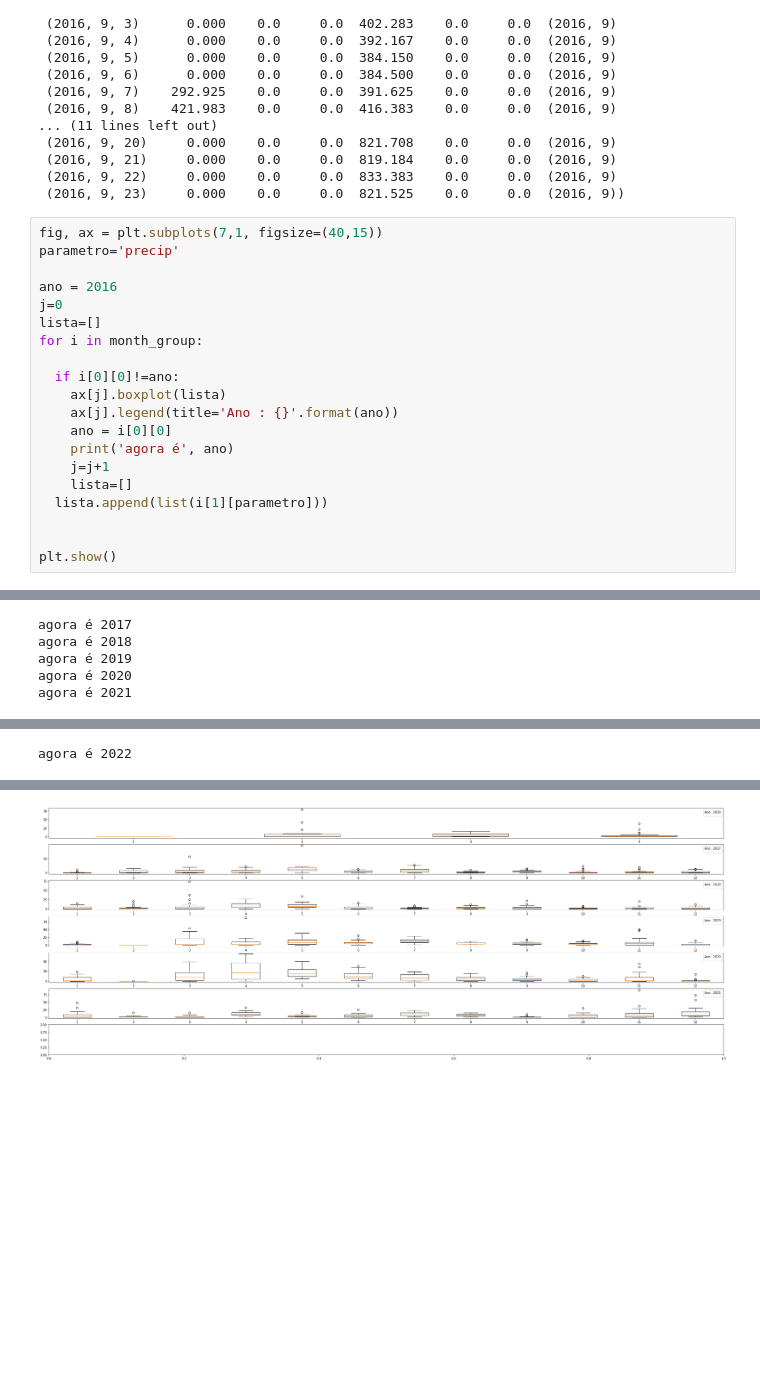
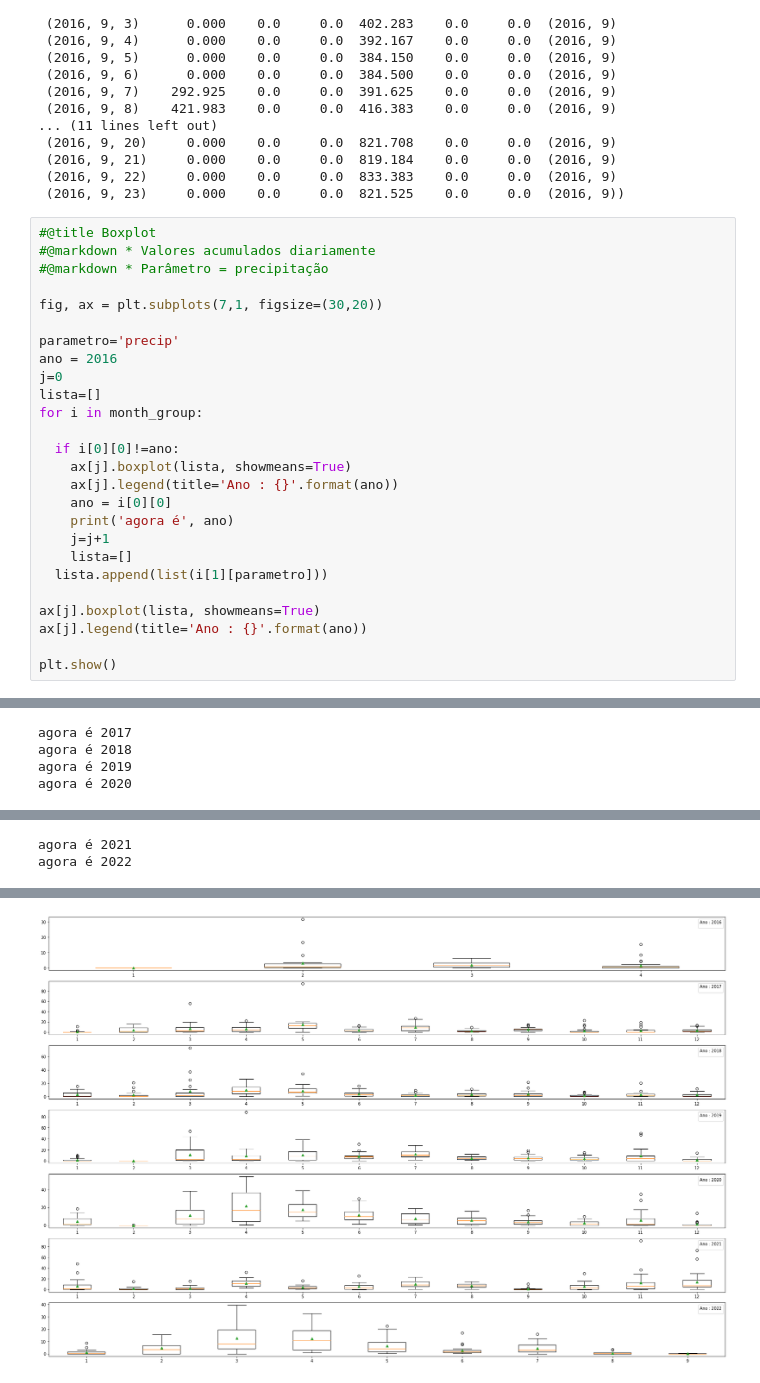
Before and after one commit to igordantasgf/analise_dados_microambientais, a Jupyter notebook: estudos1.ipynb, the cells around one changed output, grey strips where cells are left out. Cells and saved outputs as stored; diff of their text form; blank space fills up the shorter version.

Commit message:
análise da média de valores acumulados diariamente de precipitação

```diff
--- a/estudos1.ipynb
+++ b/estudos1.ipynb
@@ -210,16 +225,20 @@ month_group[0]
  (2016, 9, 22)     0.000    0.0     0.0  833.383    0.0     0.0  (2016, 9)
  (2016, 9, 23)     0.000    0.0     0.0  821.525    0.0     0.0  (2016, 9))
 # %%
-fig, ax = plt.subplots(7,1, figsize=(40,15))
+#@title Boxplot
+#@markdown * Valores acumulados diariamente
+#@markdown * Parâmetro = precipitação
+
+fig, ax = plt.subplots(7,1, figsize=(30,20))
+
 parametro='precip'
-
 ano = 2016
 j=0
 lista=[]
 for i in month_group:
 
   if i[0][0]!=ano:
-    ax[j].boxplot(lista)
+    ax[j].boxplot(lista, showmeans=True)
     ax[j].legend(title='Ano : {}'.format(ano))
     ano = i[0][0]
     print('agora é', ano)
@@ -227,6 +246,8 @@ for i in month_group:
     lista=[]
   lista.append(list(i[1][parametro]))
 
+ax[j].boxplot(lista, showmeans=True)
+ax[j].legend(title='Ano : {}'.format(ano))
 
 plt.show()
 # %% [output]
@@ -239,5 +259,4 @@ agora é 2017
 agora é 2018
 agora é 2019
 agora é 2020
-agora é 2021
 WARNING:matplotlib.legend:No handles with labels found to put in legend.
@@ -244 +264,2 @@ WARNING:matplotlib.legend:No handles with labels found to put in legend.
+agora é 2021
 agora é 2022
@@ -245 +267 @@ agora é 2022
-[figure, old version]
+[figure, new version]
```
Also changed, not shown: parts of 3 cells of this notebook.
